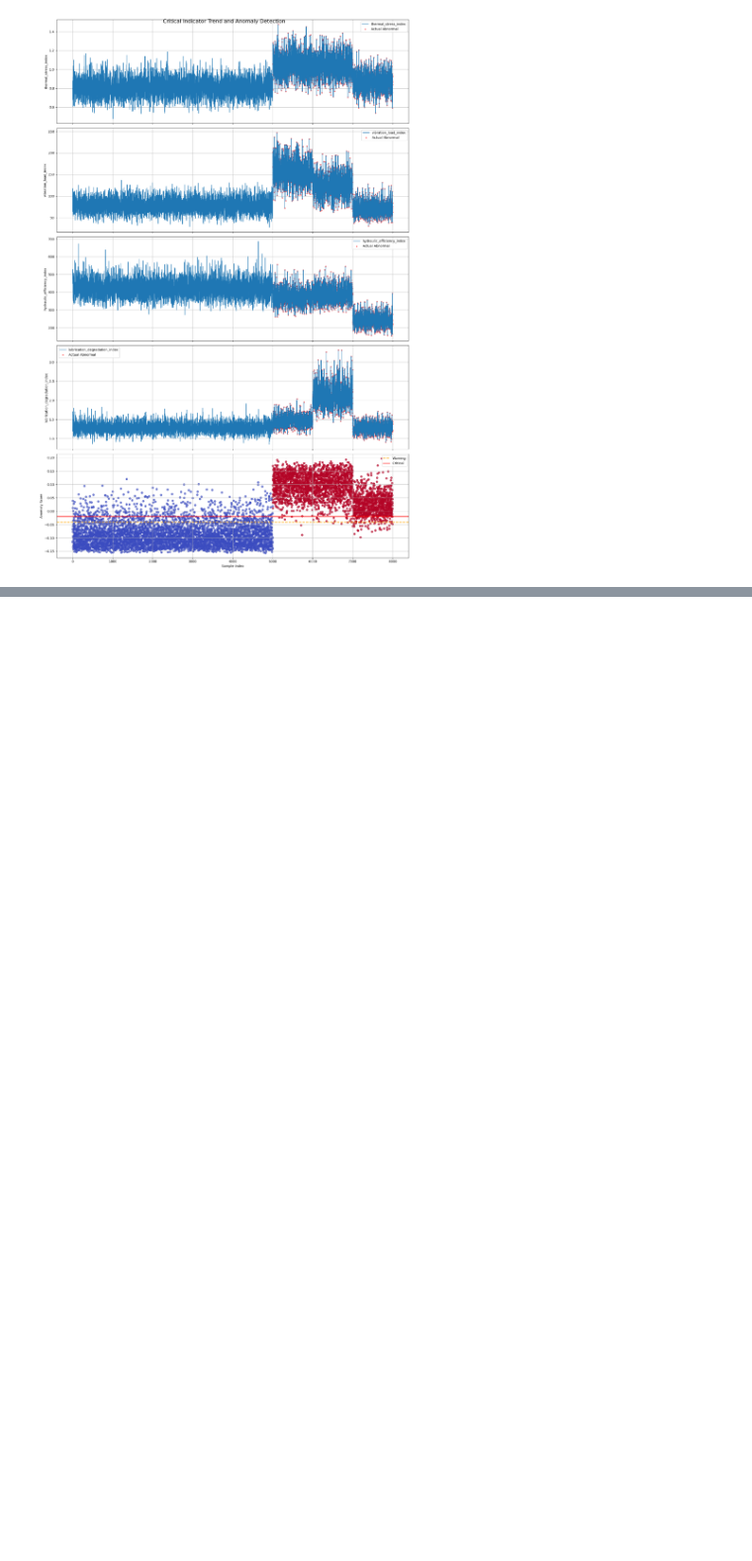
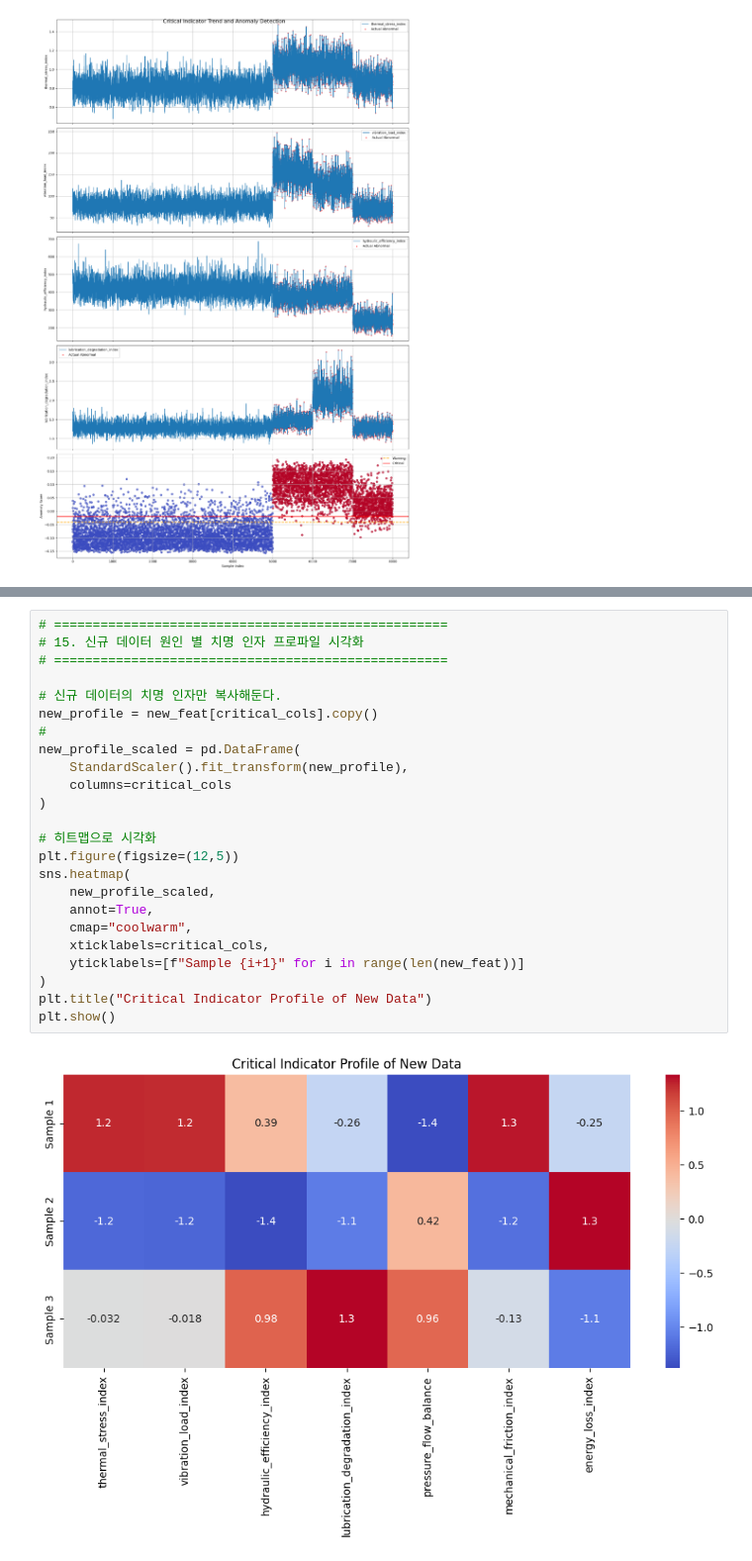
Before and after one commit to efforthye/human-ai, a Jupyter notebook: workspace/8-01) 머신러닝 응용실습_1.ipynb, the cells around one changed output, grey strips where cells are left out. Shown at 99% size. Cells and saved outputs as stored; diff of their text form; blank space fills up the shorter version.

```diff
--- a/workspace/8-01) 머신러닝 응용실습_1.ipynb
+++ b/workspace/8-01) 머신러닝 응용실습_1.ipynb
@@ -559,0 +712,26 @@ plt.show() # 완성된 그래프 출력
+# %%
+# ===================================================
+# 15. 신규 데이터 원인 별 치명 인자 프로파일 시각화
+# ===================================================
+
+# 신규 데이터의 치명 인자만 복사해둔다.
+new_profile = new_feat[critical_cols].copy()
+#
+new_profile_scaled = pd.DataFrame(
+    StandardScaler().fit_transform(new_profile),
+    columns=critical_cols
+)
+
+# 히트맵으로 시각화
+plt.figure(figsize=(12,5))
+sns.heatmap(
+    new_profile_scaled,
+    annot=True,
+    cmap="coolwarm",
+    xticklabels=critical_cols,
+    yticklabels=[f"Sample {i+1}" for i in range(len(new_feat))]
+)
+plt.title("Critical Indicator Profile of New Data")
+plt.show()
+# %% [output]
+[figure, added]
```
Also changed, not shown: parts of 3 cells of this notebook, 10 other files.
